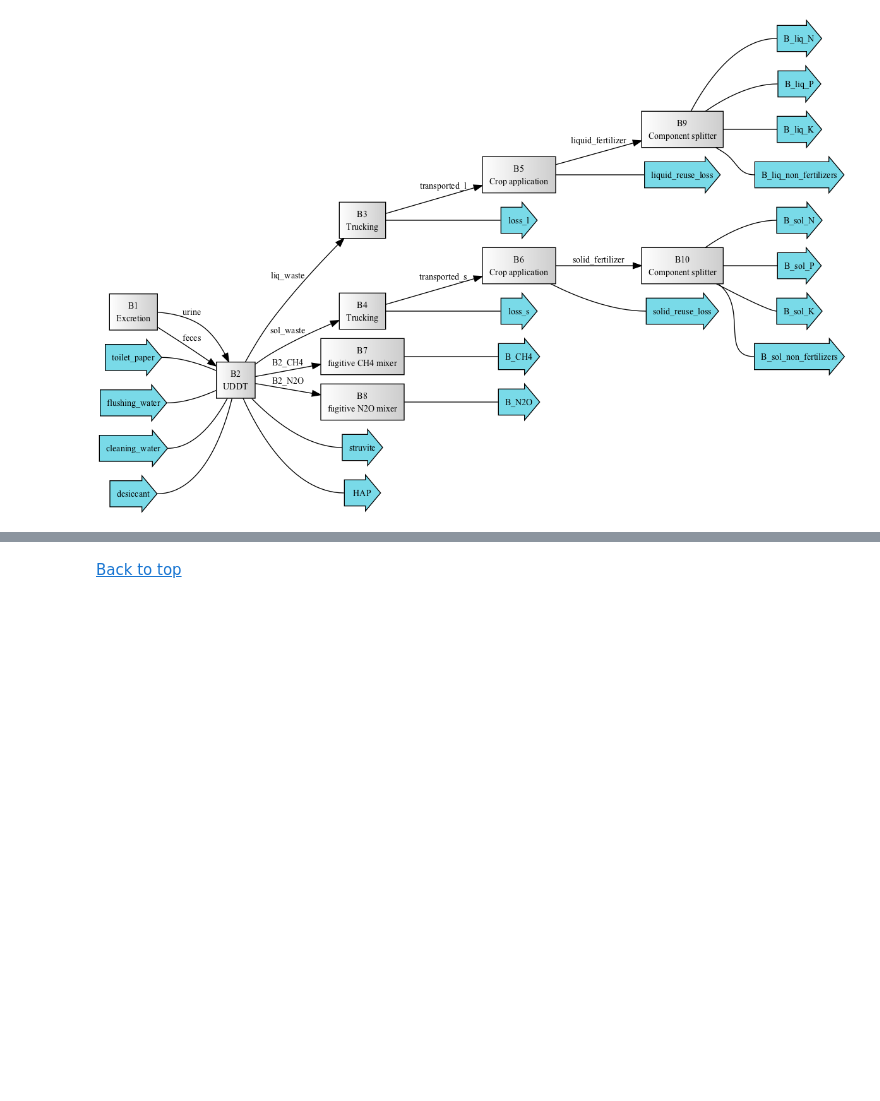
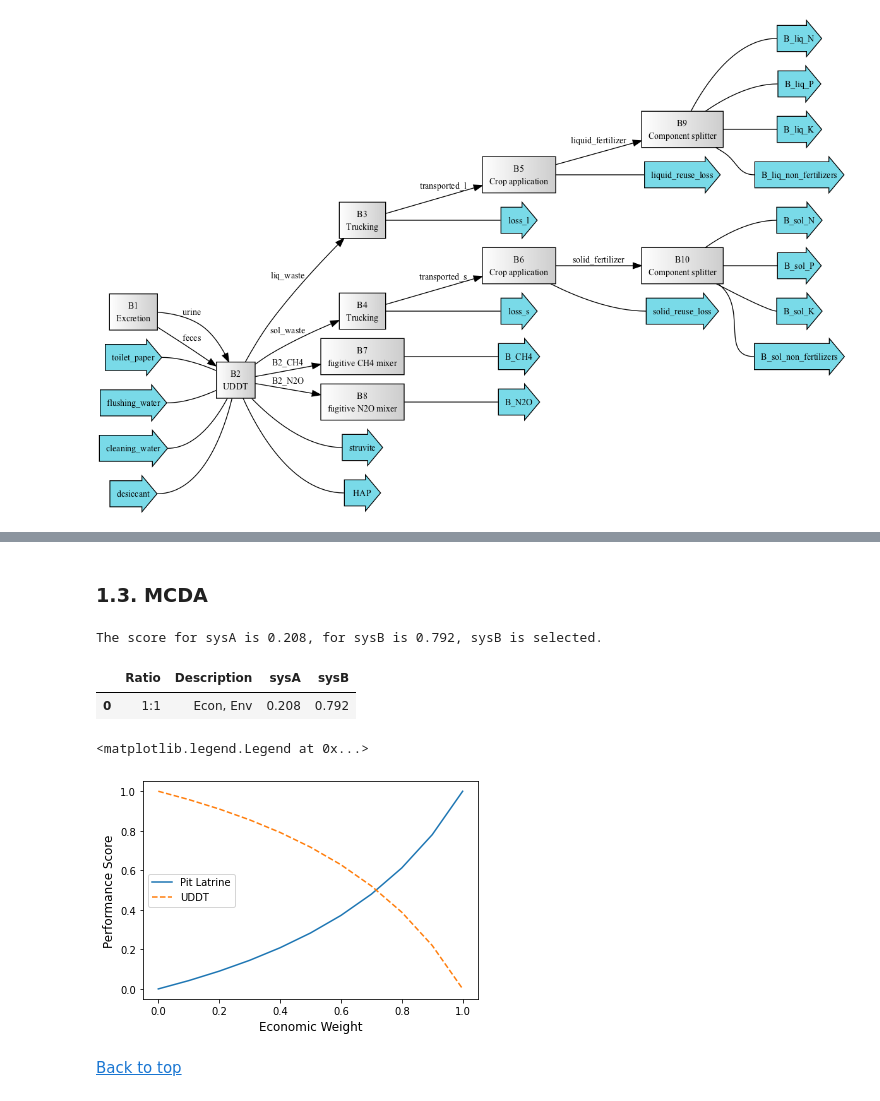
Before and after one commit to QSD-Group/QSDsan-workshop, a Jupyter notebook: Example_complete.ipynb, the cells around one changed output, grey strips where cells are left out. Saved outputs shown, nothing was run; the diff lists cells and outputs as text; code cells hidden in the pictures; blank space fills up the shorter version.

```diff
--- a/Workshop_Example_workbook.ipynb
+++ b/Example_complete.ipynb
@@ -84,3 +173,33 @@ The score for sysA is 0.283, for sysB is 0.717, sysB is selected.
+# %% [markdown]
+### 1.3. MCDA
+# %%
+# Assume we will make the decision based on TEA/LCA results
+from systems import mcda, run_mcda
+run_mcda(systems=(sysA, sysB), econ_weight=0.4, print_msg=True) # environmental criterion weight will be 1-0.4=0.6
+# %% [output]
+The score for sysA is 0.208, for sysB is 0.792, sysB is selected.
+|  | Ratio | Description | sysA | sysB |
+| 0 | 1:1 | Econ, Env | 0.208 | 0.792 |
+# %%
+# To look at the impact of criterion weight
+econ_weights = [0, 0.1, 0.2, 0.3, 0.4, 0.5, 0.6, 0.7, 0.8, 0.9, 1]
+scoresA = []
+scoresB = []
+for weight in econ_weights:
+    score_df = run_mcda(systems=(sysA, sysB), econ_weight=weight, print_msg=False)
+    scoresA.append(score_df.sysA.item())
+    scoresB.append(score_df.sysB.item())
+# %%
+# Quick visualization
+from matplotlib import pyplot as plt
+plt.plot(econ_weights, scoresA, '-', label='Pit Latrine')
+plt.plot(econ_weights, scoresB, '--', label='UDDT')
+plt.xlabel('Economic Weight', fontsize=12)
+plt.ylabel('Performance Score', fontsize=12)
+plt.legend()
+# %% [output]
+<matplotlib.legend.Legend at 0x...>
+[figure, added]
 # %% [markdown]
 [Back to top](#top)
 # %% [markdown]
```
Also changed, not shown: parts of 31 cells of this notebook, 6 other files.
